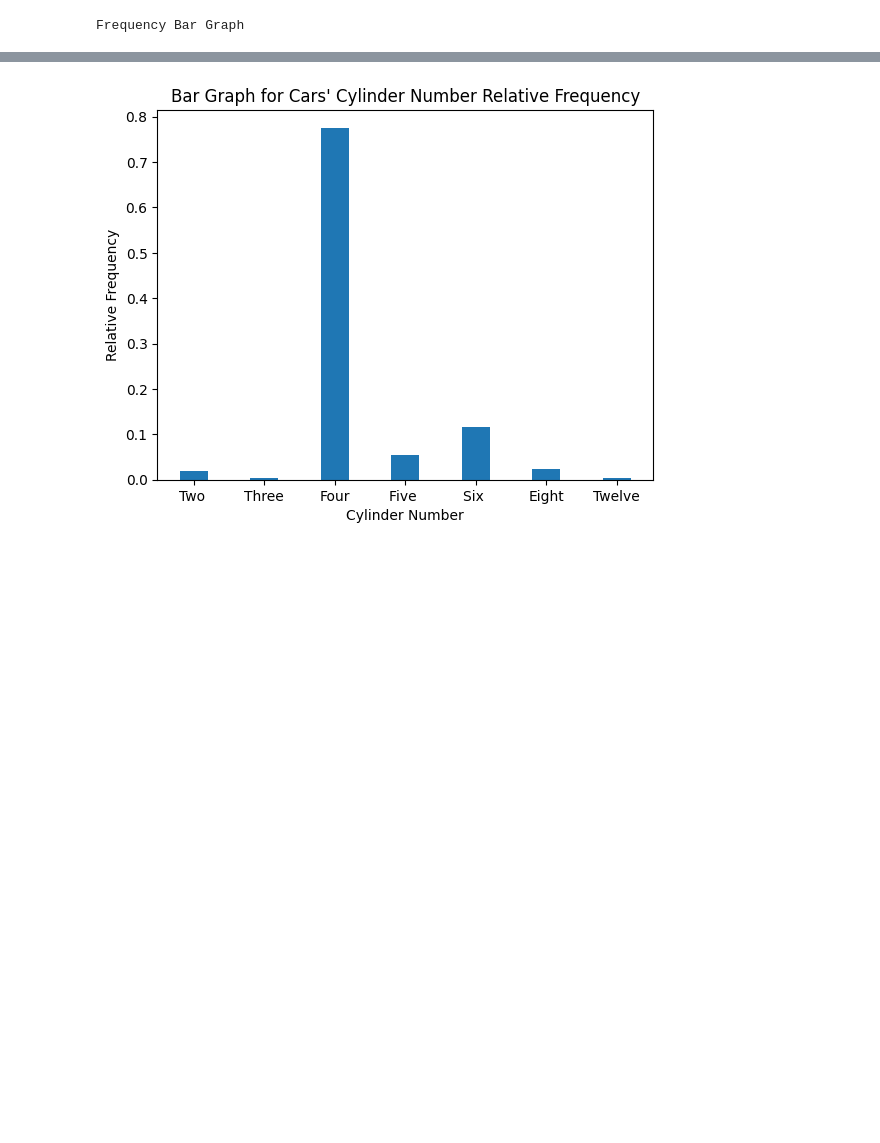
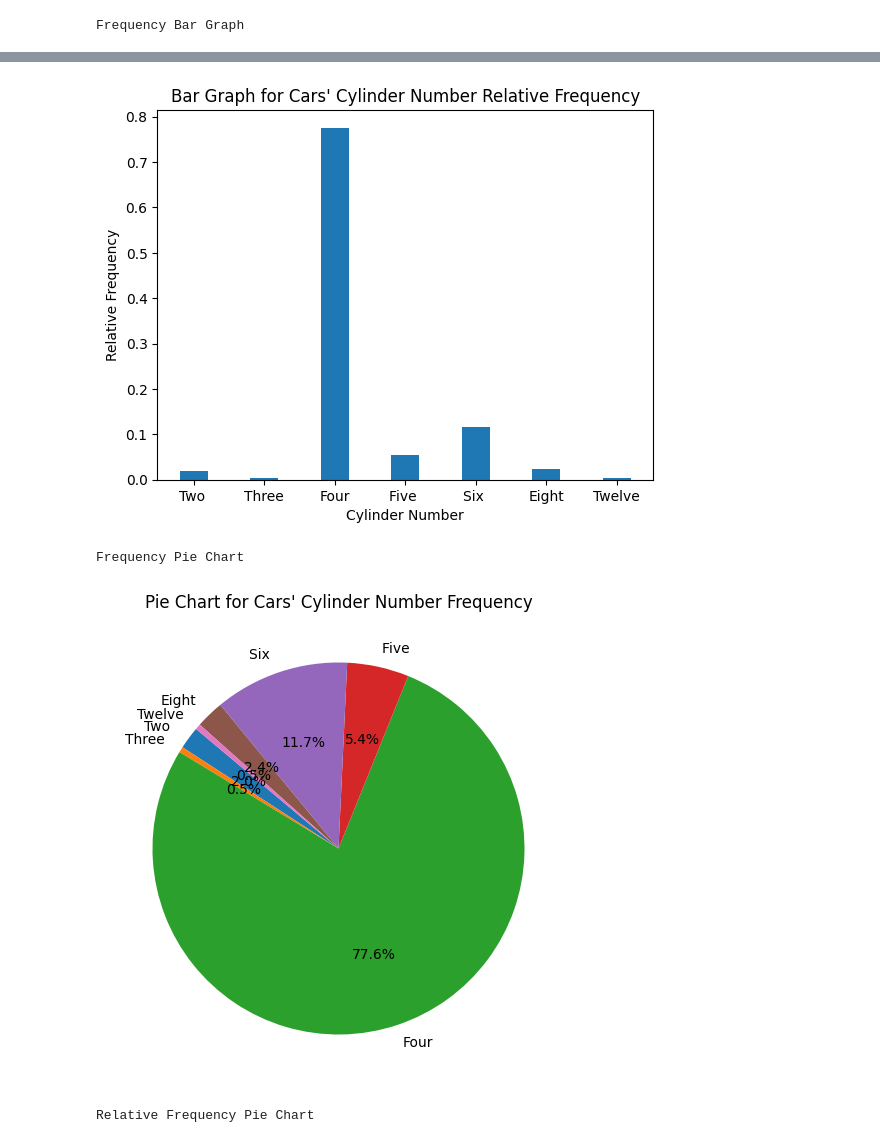
Before and after one commit to haingocnguyen/Used-Car-Price-Prediction, a Jupyter notebook: CategoricalforPlotting.ipynb, the cells around one changed output, grey strips where cells are left out. Cells and saved outputs as stored; diff of their text form; code cells hidden in the pictures; blank space fills up the shorter version.

Commit message:
Pie Charts for Frequency and Relative Frequency

```diff
--- a/CategoricalforPlotting.ipynb
+++ b/CategoricalforPlotting.ipynb
@@ -16,30 +16,47 @@ plt.show()
 
 #Relative Creation
 df['Relative_Frequency'] = None
 for i in range(7):
     df['Relative_Frequency'] = df['Frequency']/sum(df['Frequency'])
 print("Relative Frequency Table")
 print(df)
 
 #Relative Frequency Bar Graph
 print("Relative Frequency Bar graph")
 plt.bar(df.CylinderNumber, df.Relative_Frequency, width = 0.4)
 plt.xlabel("Cylinder Number")
 plt.ylabel("Relative Frequency")
 plt.title("Bar Graph for Cars' Cylinder Number Relative Frequency")
 # plt.xticks(rotation=90)
 plt.show()
+
+#Pie chart for Frequency
+print("Frequency Pie Chart")
+plt.figure(figsize=(6, 8))
+plt.pie(df['Frequency'], labels=df['CylinderNumber'], autopct='%1.1f%%', startangle=140)
+plt.title("Pie Chart for Cars' Cylinder Number Frequency")
+plt.show()
+
+#Pie Chart for Relative Frequency
+print("Relative Frequency Pie Chart")
+plt.figure(figsize=(6, 8))
+plt.pie(df['Relative_Frequency'], labels=df['CylinderNumber'], autopct='%1.1f%%', startangle=140)
+plt.title("Pie Chart for Cars' Cylinder Number Relative Frequency")
+plt.show()
 # %% [output]
 Frequency Bar Graph
 [figure]
 Relative Frequency Table
    Unnamed: 0 CylinderNumber  Frequency  Relative_Frequency
 0         NaN           Two           4            0.019512
 1         NaN          Three          1            0.004878
 2         NaN           Four        159            0.775610
 3         NaN          Five          11            0.053659
 4         NaN           Six          24            0.117073
 5         NaN          Eight          5            0.024390
 6         NaN         Twelve          1            0.004878
 Relative Frequency Bar graph
 [figure]
+Frequency Pie Chart
+[figure, added]
+Relative Frequency Pie Chart
```
Also changed, not shown: parts of 1 cell of this notebook.
